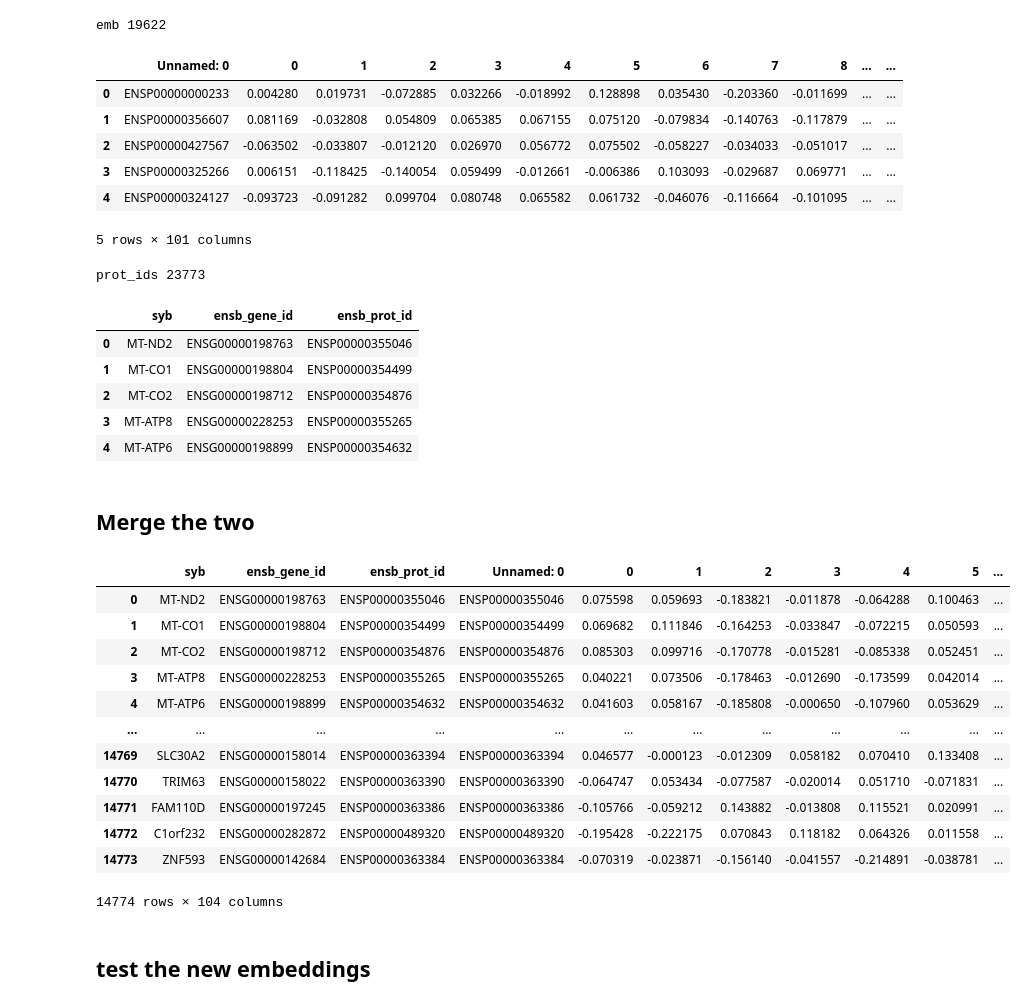
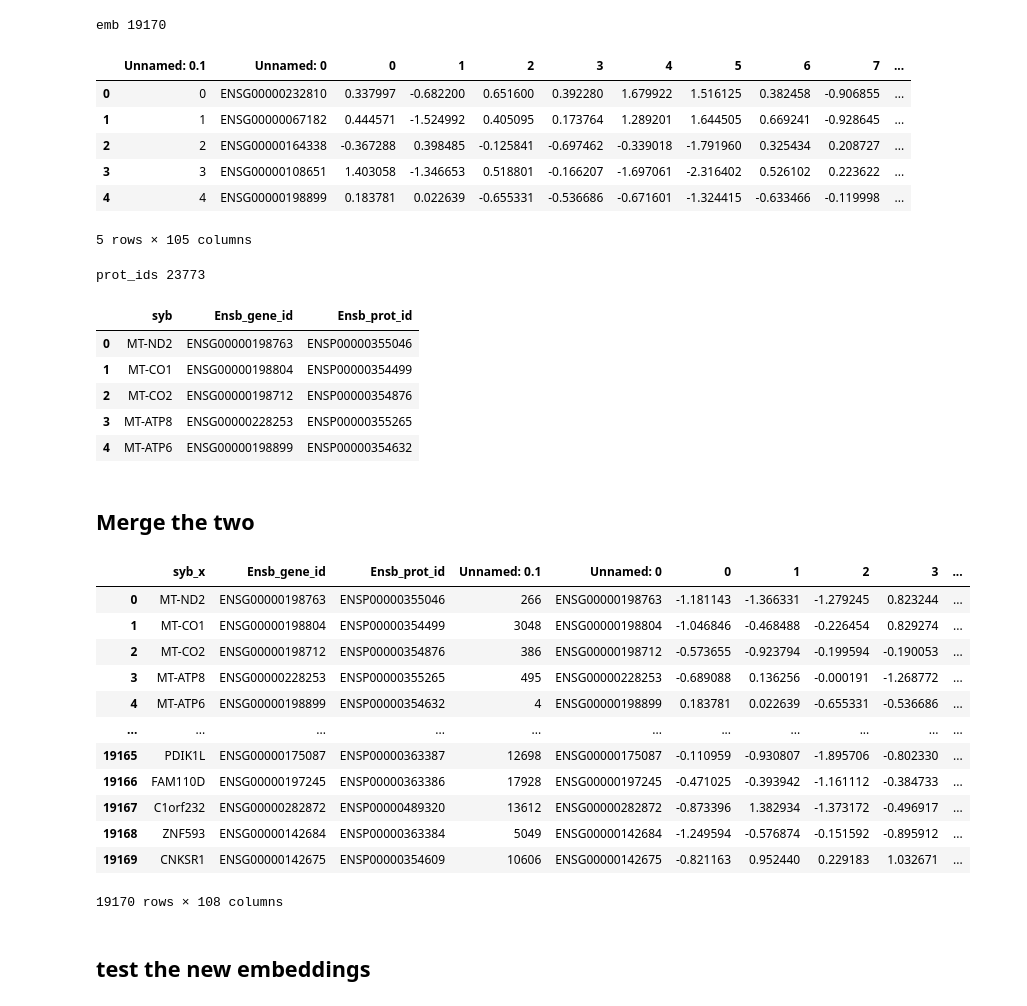
Before and after one commit to a59490/Tese_ASD_Gene_Pred, a Jupyter notebook: 12_grape/graph_ml.ipynb, the cells around one changed output. Cells and saved outputs as stored; diff of their text form; code cells hidden in the pictures.

Commit message:
made all the ESNP to ENSG

```diff
--- a/12_grape/graph_ml.ipynb
+++ b/12_grape/graph_ml.ipynb
@@ -3,9 +3,10 @@ import pandas as pd
 import numpy as np
 import matplotlib.pyplot as plt
 
-emb=pd.read_csv('string_v12.csv')
-emb["Unnamed: 0"]=emb["Unnamed: 0"].str.split('.').str[1]
+emb=pd.read_csv('gene_lists/Node2Vec.csv')
+#emb["Unnamed: 0"]=emb["Unnamed: 0"].str.split('.').str[1]
 prot_ids=pd.read_csv('prot_converter.csv')
+prot_ids=prot_ids.rename(columns={"ensb_gene_id":"Ensb_gene_id","ensb_prot_id":"Ensb_prot_id"})
 
 print(f"emb {len(emb)}")
 display(emb.head())
@@ -13,16 +14,16 @@ display(emb.head())
 print(f"prot_ids {len(prot_ids)}")
 display(prot_ids.head())
 # %% [output]
-emb 19622
+emb 19170
-|  | Unnamed: 0 | 0 | 1 | 2 | 3 | 4 | 5 | 6 | 7 | 8 | ... | ... |
-| 0 | ENSP00000000233 | 0.004280 | 0.019731 | -0.072885 | 0.032266 | -0.018992 | 0.128898 | 0.035430 | -0.203360 | -0.011699 | ... | ... |
-| 1 | ENSP00000356607 | 0.081169 | -0.032808 | 0.054809 | 0.065385 | 0.067155 | 0.075120 | -0.079834 | -0.140763 | -0.117879 | ... | ... |
-| 2 | ENSP00000427567 | -0.063502 | -0.033807 | -0.012120 | 0.026970 | 0.056772 | 0.075502 | -0.058227 | -0.034033 | -0.051017 | ... | ... |
-| 3 | ENSP00000325266 | 0.006151 | -0.118425 | -0.140054 | 0.059499 | -0.012661 | -0.006386 | 0.103093 | -0.029687 | 0.069771 | ... | ... |
-| 4 | ENSP00000324127 | -0.093723 | -0.091282 | 0.099704 | 0.080748 | 0.065582 | 0.061732 | -0.046076 | -0.116664 | -0.101095 | ... | ... |
+|  | Unnamed: 0.1 | Unnamed: 0 | 0 | 1 | 2 | 3 | 4 | 5 | 6 | 7 | ... |
+| 0 | 0 | ENSG00000232810 | 0.337997 | -0.682200 | 0.651600 | 0.392280 | 1.679922 | 1.516125 | 0.382458 | -0.906855 | ... |
+| 1 | 1 | ENSG00000067182 | 0.444571 | -1.524992 | 0.405095 | 0.173764 | 1.289201 | 1.644505 | 0.669241 | -0.928645 | ... |
+| 2 | 2 | ENSG00000164338 | -0.367288 | 0.398485 | -0.125841 | -0.697462 | -0.339018 | -1.791960 | 0.325434 | 0.208727 | ... |
+| 3 | 3 | ENSG00000108651 | 1.403058 | -1.346653 | 0.518801 | -0.166207 | -1.697061 | -2.316402 | 0.526102 | 0.223622 | ... |
+| 4 | 4 | ENSG00000198899 | 0.183781 | 0.022639 | -0.655331 | -0.536686 | -0.671601 | -1.324415 | -0.633466 | -0.119998 | ... |
-5 rows × 101 columns
+5 rows × 105 columns
 prot_ids 23773
-|  | syb | ensb_gene_id | ensb_prot_id |
+|  | syb | Ensb_gene_id | Ensb_prot_id |
 | 0 | MT-ND2 | ENSG00000198763 | ENSP00000355046 |
 | 1 | MT-CO1 | ENSG00000198804 | ENSP00000354499 |
 | 2 | MT-CO2 | ENSG00000198712 | ENSP00000354876 |
@@ -31,22 +32,22 @@ prot_ids 23773
 # %% [markdown]
 ## Merge the two
 # %%
-embedding_file = pd.merge(prot_ids, emb, left_on='ensb_prot_id', right_on='Unnamed: 0', how='inner')
+embedding_file = pd.merge(prot_ids, emb, left_on='Ensb_gene_id', right_on='Unnamed: 0', how='inner')
 embedding_file
 # %% [output]
-|  | syb | ensb_gene_id | ensb_prot_id | Unnamed: 0 | 0 | 1 | 2 | 3 | 4 | 5 | ... |
-| 0 | MT-ND2 | ENSG00000198763 | ENSP00000355046 | ENSP00000355046 | 0.075598 | 0.059693 | -0.183821 | -0.011878 | -0.064288 | 0.100463 | ... |
-| 1 | MT-CO1 | ENSG00000198804 | ENSP00000354499 | ENSP00000354499 | 0.069682 | 0.111846 | -0.164253 | -0.033847 | -0.072215 | 0.050593 | ... |
-| 2 | MT-CO2 | ENSG00000198712 | ENSP00000354876 | ENSP00000354876 | 0.085303 | 0.099716 | -0.170778 | -0.015281 | -0.085338 | 0.052451 | ... |
-| 3 | MT-ATP8 | ENSG00000228253 | ENSP00000355265 | ENSP00000355265 | 0.040221 | 0.073506 | -0.178463 | -0.012690 | -0.173599 | 0.042014 | ... |
-| 4 | MT-ATP6 | ENSG00000198899 | ENSP00000354632 | ENSP00000354632 | 0.041603 | 0.058167 | -0.185808 | -0.000650 | -0.107960 | 0.053629 | ... |
-| ... | ... | ... | ... | ... | ... | ... | ... | ... | ... | ... | ... |
-| 14769 | SLC30A2 | ENSG00000158014 | ENSP00000363394 | ENSP00000363394 | 0.046577 | -0.000123 | -0.012309 | 0.058182 | 0.070410 | 0.133408 | ... |
-| 14770 | TRIM63 | ENSG00000158022 | ENSP00000363390 | ENSP00000363390 | -0.064747 | 0.053434 | -0.077587 | -0.020014 | 0.051710 | -0.071831 | ... |
-| 14771 | FAM110D | ENSG00000197245 | ENSP00000363386 | ENSP00000363386 | -0.105766 | -0.059212 | 0.143882 | -0.013808 | 0.115521 | 0.020991 | ... |
-| 14772 | C1orf232 | ENSG00000282872 | ENSP00000489320 | ENSP00000489320 | -0.195428 | -0.222175 | 0.070843 | 0.118182 | 0.064326 | 0.011558 | ... |
-| 14773 | ZNF593 | ENSG00000142684 | ENSP00000363384 | ENSP00000363384 | -0.070319 | -0.023871 | -0.156140 | -0.041557 | -0.214891 | -0.038781 | ... |
+|  | syb_x | Ensb_gene_id | Ensb_prot_id | Unnamed: 0.1 | Unnamed: 0 | 0 | 1 | 2 | 3 | ... |
+| 0 | MT-ND2 | ENSG00000198763 | ENSP00000355046 | 266 | ENSG00000198763 | -1.181143 | -1.366331 | -1.279245 | 0.823244 | ... |
+| 1 | MT-CO1 | ENSG00000198804 | ENSP00000354499 | 3048 | ENSG00000198804 | -1.046846 | -0.468488 | -0.226454 | 0.829274 | ... |
+| 2 | MT-CO2 | ENSG00000198712 | ENSP00000354876 | 386 | ENSG00000198712 | -0.573655 | -0.923794 | -0.199594 | -0.190053 | ... |
+| 3 | MT-ATP8 | ENSG00000228253 | ENSP00000355265 | 495 | ENSG00000228253 | -0.689088 | 0.136256 | -0.000191 | -1.268772 | ... |
+| 4 | MT-ATP6 | ENSG00000198899 | ENSP00000354632 | 4 | ENSG00000198899 | 0.183781 | 0.022639 | -0.655331 | -0.536686 | ... |
+| ... | ... | ... | ... | ... | ... | ... | ... | ... | ... | ... |
+| 19165 | PDIK1L | ENSG00000175087 | ENSP00000363387 | 12698 | ENSG00000175087 | -0.110959 | -0.930807 | -1.895706 | -0.802330 | ... |
+| 19166 | FAM110D | ENSG00000197245 | ENSP00000363386 | 17928 | ENSG00000197245 | -0.471025 | -0.393942 | -1.161112 | -0.384733 | ... |
+| 19167 | C1orf232 | ENSG00000282872 | ENSP00000489320 | 13612 | ENSG00000282872 | -0.873396 | 1.382934 | -1.373172 | -0.496917 | ... |
+| 19168 | ZNF593 | ENSG00000142684 | ENSP00000363384 | 5049 | ENSG00000142684 | -1.249594 | -0.576874 | -0.151592 | -0.895912 | ... |
+| 19169 | CNKSR1 | ENSG00000142675 | ENSP00000354609 | 10606 | ENSG00000142675 | -0.821163 | 0.952440 | 0.229183 | 1.032671 | ... |
-14774 rows × 104 columns
+19170 rows × 108 columns
 # %%
 embedding_file.to_csv('string_embedding.csv')
 # %% [markdown]
```
Also changed, not shown: parts of 4 cells of this notebook, 47 other files.
